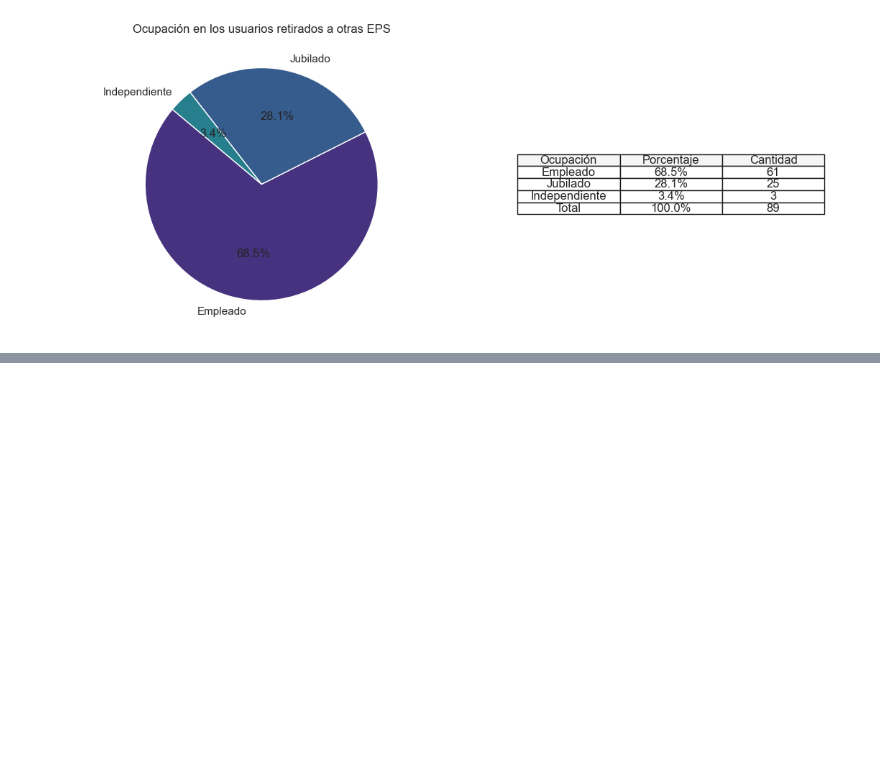
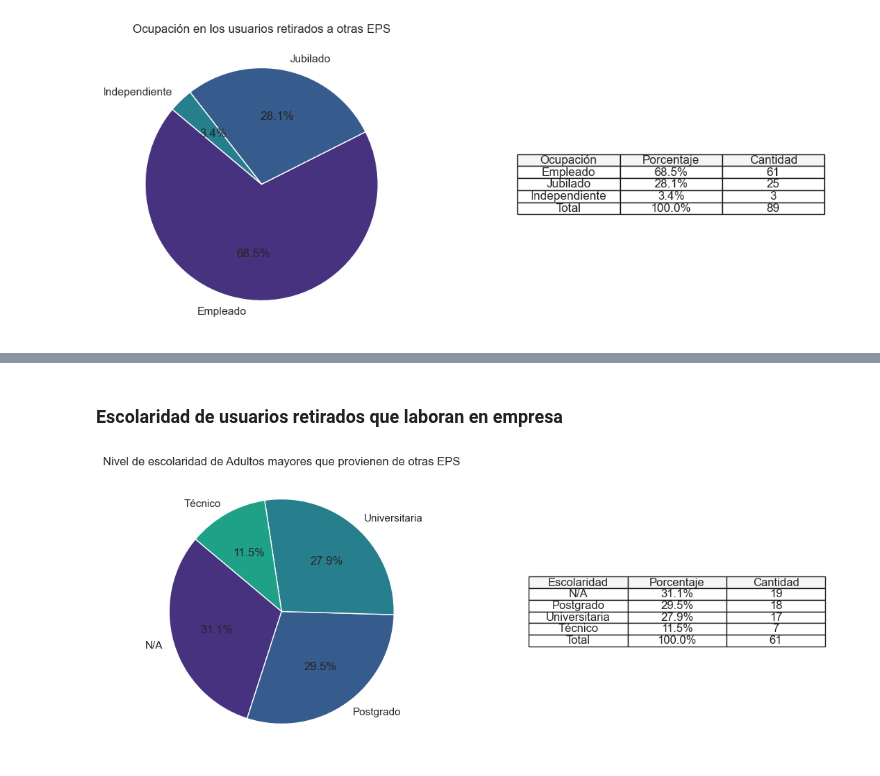
Before and after one commit to Jujo2040751/Proyecto-DataScience, a Jupyter notebook: proy.ipynb, the cells around one changed output, grey strips where cells are left out. Cells and saved outputs as stored; diff of their text form; code cells hidden in the pictures; blank space fills up the shorter version.

```diff
--- a/proy.ipynb
+++ b/proy.ipynb
@@ -557,0 +583,24 @@ plt.show()
+# %% [markdown]
+<h3>Escolaridad de usuarios retirados que laboran en empresa
+# %%
+import matplotlib.pyplot as plt
+
+df_frecuencia_usuarioRetirado_escolaridad = dF_resultado_empleados_retirados['nivel_escolaridad'].value_counts()
+
+plt.figure(figsize=(12, 5))
+
+ax1 = plt.subplot(121)
+ax1.pie(df_frecuencia_usuarioRetirado_escolaridad, labels=df_frecuencia_usuarioRetirado_escolaridad.index, autopct='%1.1f%%', startangle=140)
+ax1.set_title('Nivel de escolaridad de Adultos mayores que provienen de otras EPS')
+
+ax2 = plt.subplot(122)
+ax2.axis('off')
+
+table_data = [(grupo, f'{porcentaje:.1f}%', cantidad) for grupo, porcentaje, cantidad in zip(df_frecuencia_usuarioRetirado_escolaridad.index, df_frecuencia_usuarioRetirado_escolaridad / df_frecuencia_usuarioRetirado_escolaridad.sum() * 100, df_frecuencia_usuarioRetirado_escolaridad)]
+table_data.append(('Total', '100.0%', df_frecuencia_usuarioRetirado_escolaridad.sum()))
+
+ax2.table(cellText=table_data, colLabels=['Escolaridad', 'Porcentaje', 'Cantidad'], loc='center', cellLoc='center', colColours=['#f5f5f5']*3, colWidths=[0.3, 0.3, 0.3])
+
+plt.show()
+# %% [output]
+[figure, added]
```
Also changed, not shown: parts of 14 cells of this notebook.
